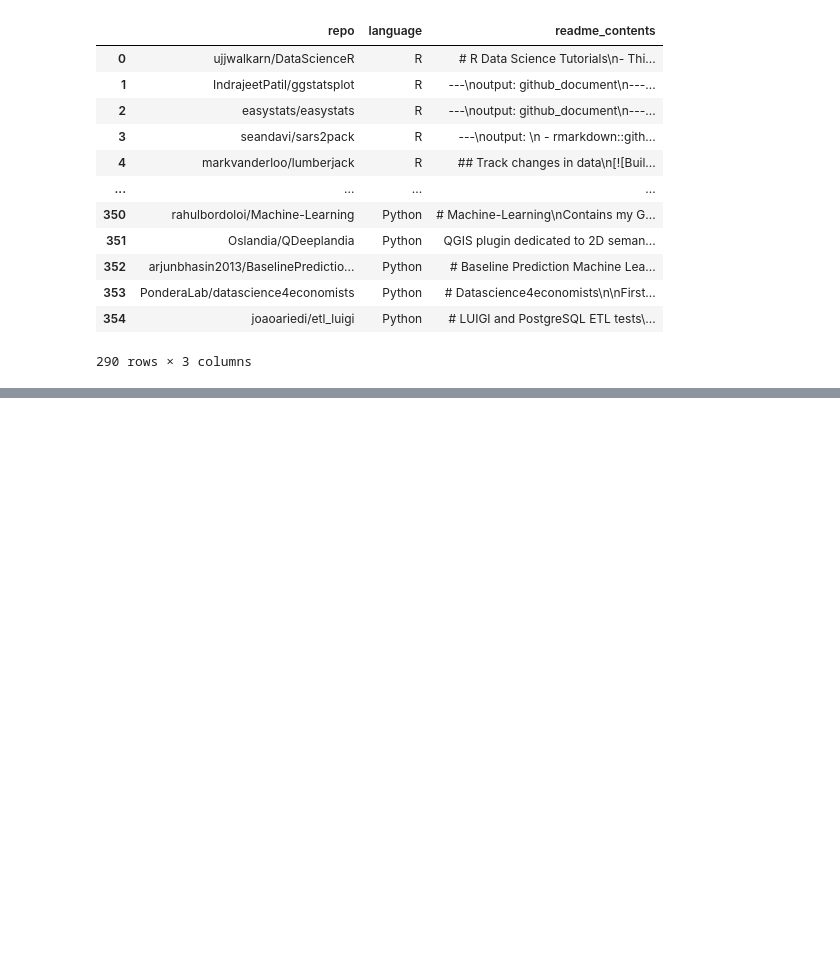
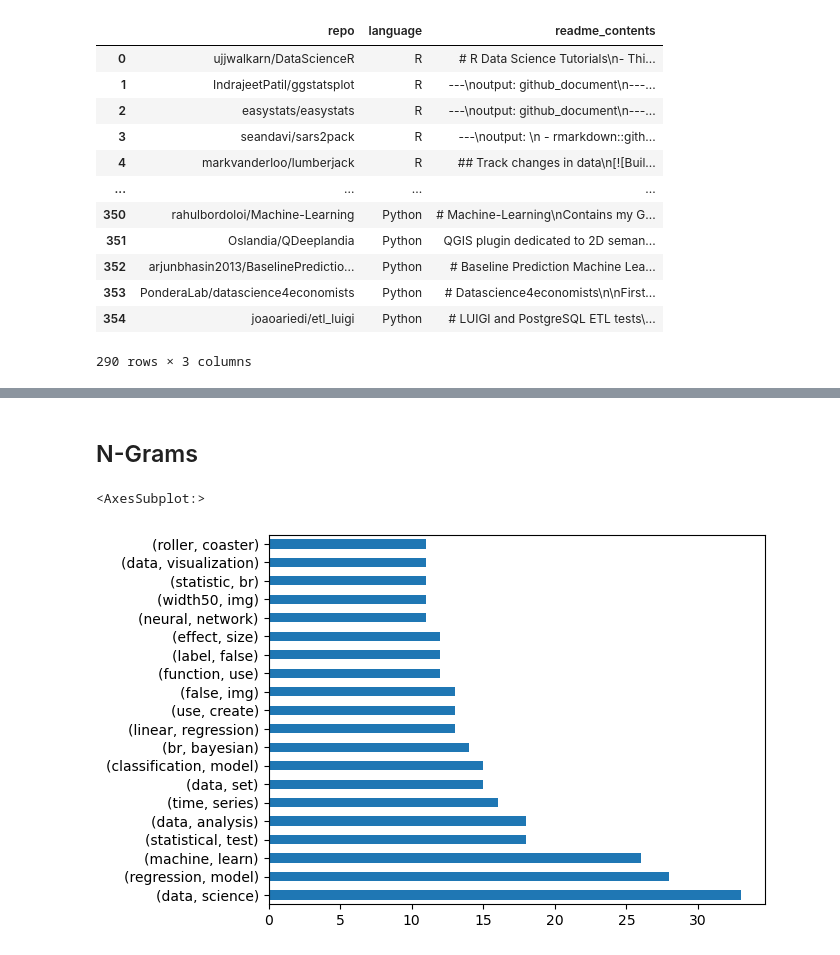
Before and after one commit to Cod-Up-Our-Data/github_language_processing, a Jupyter notebook: explore_g.ipynb, the cells around one changed output, grey strips where cells are left out. Drawn from its saved outputs; the diff is of its cells as text; code cells hidden in the pictures; blank space fills up the shorter version.

```diff
--- a/explore_g.ipynb
+++ b/explore_g.ipynb
@@ -93,0 +41,14 @@ test
+# %%
+ADDITIONAL_STOPWORDS = ['r', 'u', '2', 'ltgt']
+def clean(text):
+    'A simple function to cleanup text data'
+    wnl = nltk.stem.WordNetLemmatizer()
+    stopwords = nltk.corpus.stopwords.words('english') + ADDITIONAL_STOPWORDS
+    text = (unicodedata.normalize('NFKD', text)
+             .encode('ascii', 'ignore')
+             .decode('utf-8', 'ignore')
+             .lower())
+    words = re.sub(r'[^\w\s]', '', text).split()
+    return [wnl.lemmatize(word) for word in words if word not in stopwords]
+# %%
+r_df = clean(' '.join(train[train.language=='R']['stopped']))
@@ -93,0 +134,7 @@ test
+# %% [markdown]
+## N-Grams
+# %%
+pd.Series(nltk.bigrams(r_df)).value_counts().head(20).plot.barh()
+# %% [output]
+<AxesSubplot:>
+[figure, added]
```
Also changed, not shown: parts of 25 cells of this notebook.
